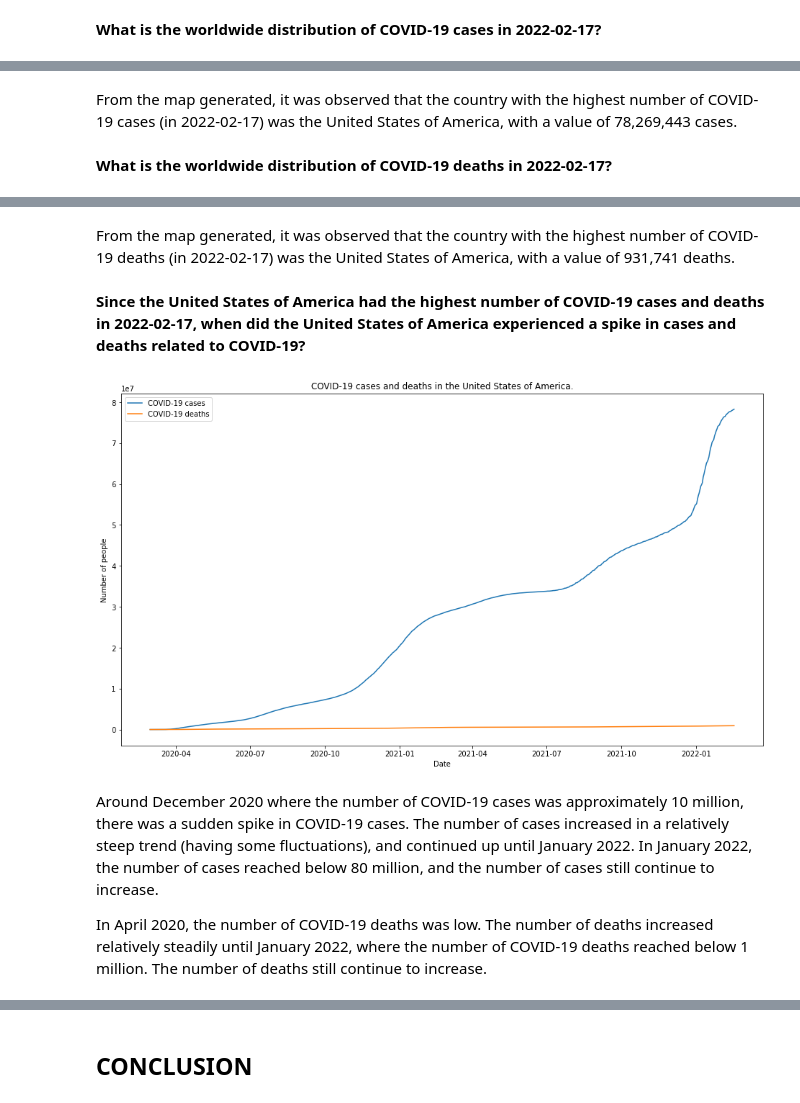
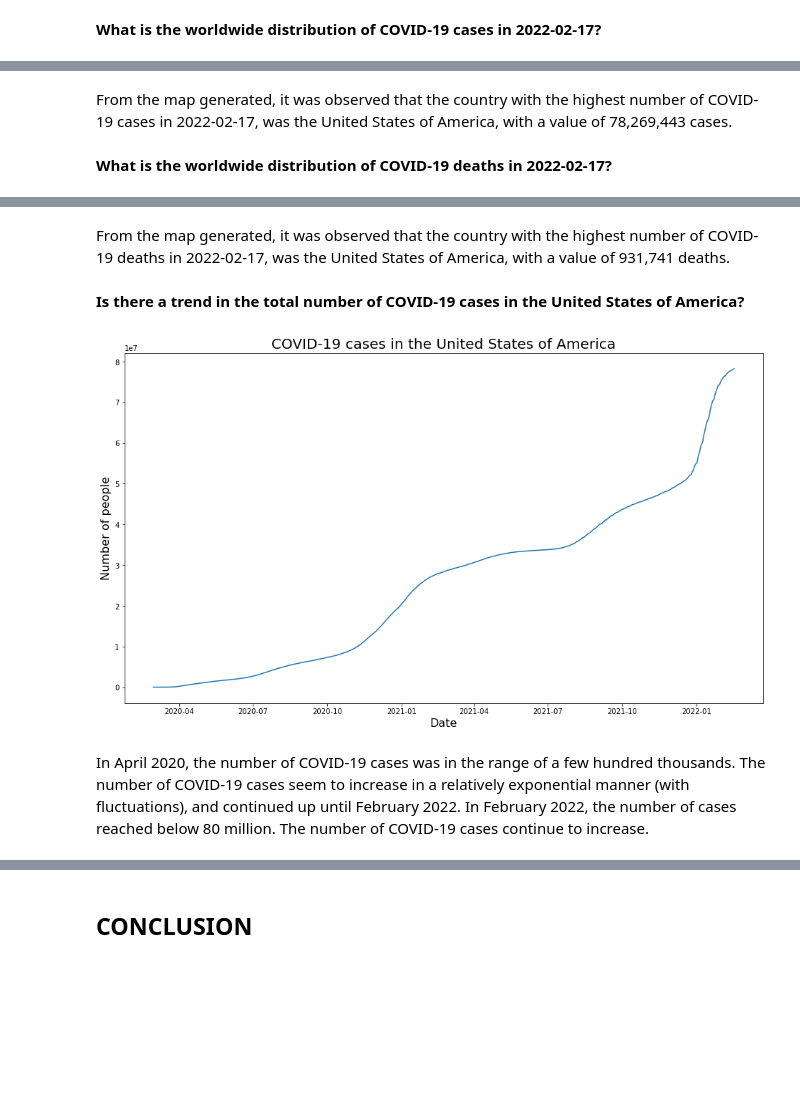
Before and after one commit to davidehosein/COVID-19-Analysis, a Jupyter notebook: covid_19_analysis.ipynb, the cells around one changed output, grey strips where cells are left out. Saved outputs shown, nothing was run; the diff lists cells and outputs as text; code cells hidden in the pictures; blank space fills up the shorter version.

Commit message:
Updated the Executive Summary, the Exploratory Data Analysis section and the Conclusion in covid_19_analysis.ipynb

```diff
--- a/covid_19_analysis.ipynb
+++ b/covid_19_analysis.ipynb
@@ -558,7 +560,7 @@ world_map # Displays the map.
 # %% [output]
 [interactive output not drawn]
 # %% [markdown]
-From the map generated, it was observed that the country with the highest number of COVID-19 cases (in 2022-02-17) was the United States of America, with a value of 78,269,443 cases.
+From the map generated, it was observed that the country with the highest number of COVID-19 cases in 2022-02-17, was the United States of America, with a value of 78,269,443 cases.
 # %% [markdown]
 **What is the worldwide distribution of COVID-19 deaths in 2022-02-17?**
 # %%
@@ -580,9 +582,9 @@ world_map # Displays the map.
 # %% [output]
 [interactive output not drawn]
 # %% [markdown]
-From the map generated, it was observed that the country with the highest number of COVID-19 deaths (in 2022-02-17) was the United States of America, with a value of 931,741 deaths.
+From the map generated, it was observed that the country with the highest number of COVID-19 deaths in 2022-02-17, was the United States of America, with a value of 931,741 deaths.
 # %% [markdown]
-**Since the United States of America had the highest number of COVID-19 cases and deaths in 2022-02-17, when did the United States of America experienced a spike in cases and deaths related to COVID-19?**
+**Is there a trend in the total number of COVID-19 cases in the United States of America?**
 # %%
 condition = df['country'] == 'united states' # Condition to filter the "df" DataFrame with the country being "United States".
 usa_df = df.loc[condition] # Applies the condition to the "df" DataFrame, and returns a new DataFrame.
@@ -596,16 +598,12 @@ total_deaths = usa_df['total_deaths'].to_numpy()
 # %%
 fig, ax = plt.subplots(figsize=(16, 9)) # Sets the size of the plot.
 
-plt.plot(dates, total_cases, label='COVID-19 cases') # Generates a line plot of the number of COVID-19 cases with time.
-plt.plot(dates, total_deaths, label='COVID-19 deaths') # Generates a line plot of the number of COVID-19 deaths with time.
-plt.xlabel('Date') # x-axis label.
-plt.ylabel('Number of people') # y-axis label.
-plt.title('COVID-19 cases and deaths in the United States of America.') # Title of plot.
-plt.legend() # Displays the legend.
+plt.plot(dates, total_cases) # Generates a line plot of the number of COVID-19 cases in the United States of America with time.
+plt.xlabel('Date', fontsize=16) # x-axis label.
+plt.ylabel('Number of people', fontsize=16) # y-axis label.
+plt.title('COVID-19 cases in the United States of America', fontsize=20) # Title of plot.
 plt.show() # Displays the plot.
 # %% [output]
-[figure, old version]
+[figure, new version]
 # %% [markdown]
-Around December 2020 where the number of COVID-19 cases was approximately 10 million, there was a sudden spike in COVID-19 cases. The number of cases increased in a relatively steep trend (having some fluctuations), and continued up until January 2022. In January 2022, the number of cases reached below 80 million, and the number of cases still continue to increase.
-
-In April 2020, the number of COVID-19 deaths was low. The number of deaths increased relatively steadily until January 2022, where the number of COVID-19 deaths reached below 1 million. The number of deaths still continue to increase.
+In April 2020, the number of COVID-19 cases was in the range of a few hundred thousands. The number of COVID-19 cases seem to increase in a relatively exponential manner (with fluctuations), and continued up until February 2022. In February 2022, the number of cases reached below 80 million. The number of COVID-19 cases continue to increase.
```
Also changed, not shown: parts of 28 cells of this notebook.
